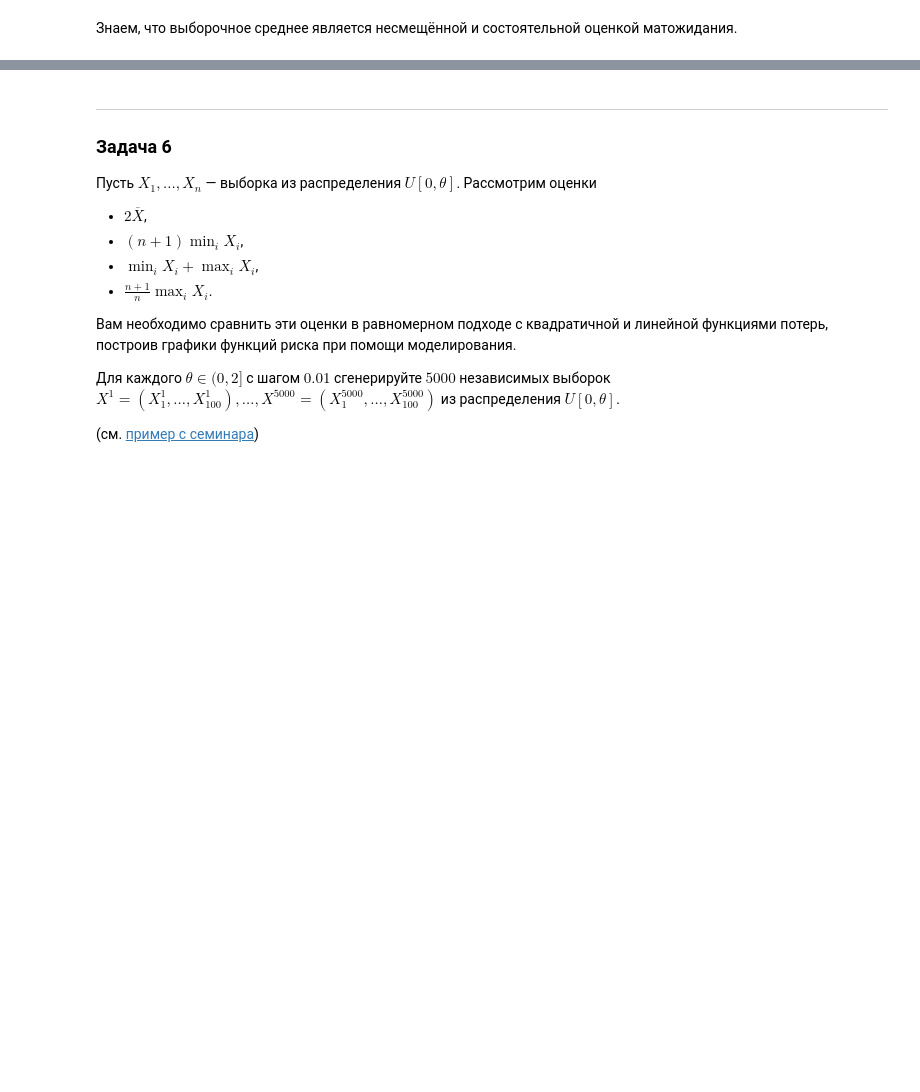
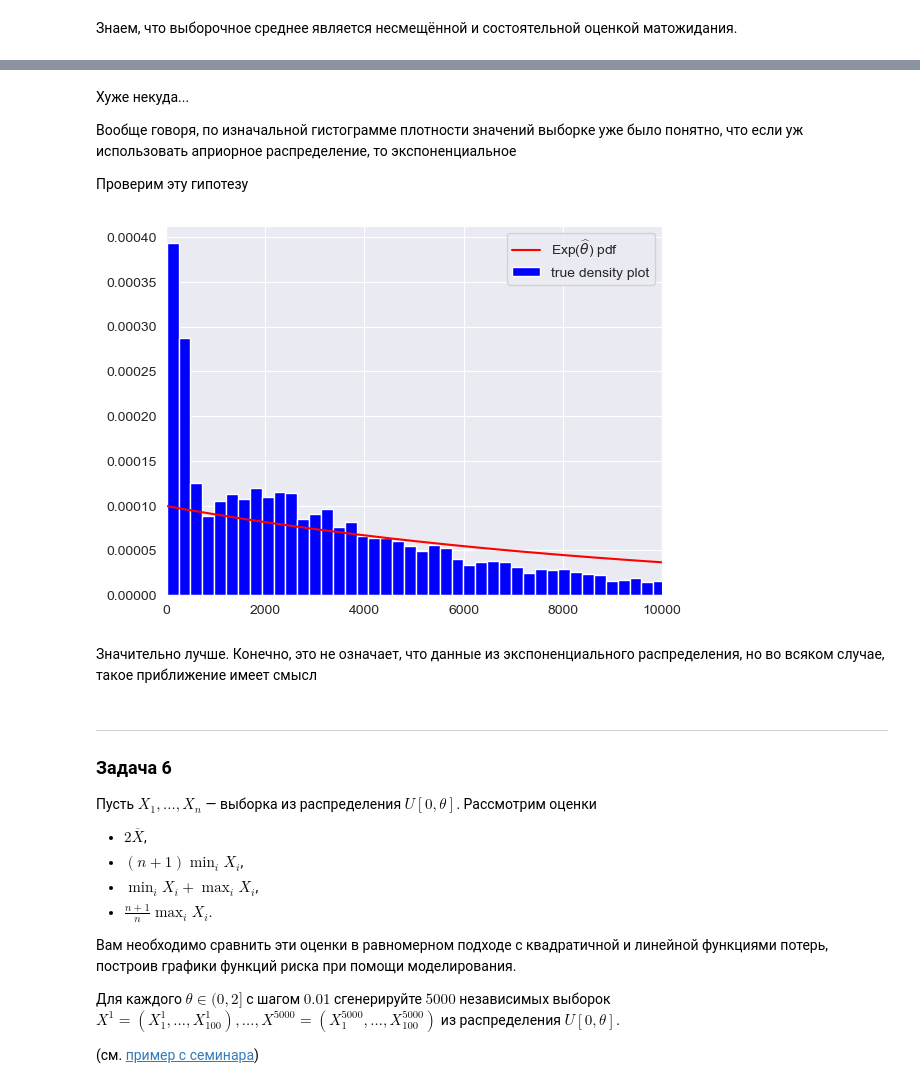
Before and after one commit to voroninip/FBMF_python, a Jupyter notebook: math_stat/hw1-b.ipynb, the cells around one changed output, grey strips where cells are left out. Drawn from its saved outputs; the diff is of its cells as text; code cells hidden in the pictures; blank space fills up the shorter version.

```diff
--- a/math_stat/hw1-b.ipynb
+++ b/math_stat/hw1-b.ipynb
@@ -126,3 +135,22 @@ plt.plot(x, y);
+# %% [markdown]
+Хуже некуда...
+
+Вообще говоря, по изначальной гистограмме плотности значений выборке уже было понятно, что если уж использовать априорное распределение, то экспоненциальное
+
+Проверим эту гипотезу
+# %%
+grid = np.linspace(9000, 11_000, 10_000)
+theta = grid[np.argmax(sps.expon.logpdf(sample.reshape((1, -1)), scale=grid.reshape((-1, 1))).sum(axis=1))]
+x = np.arange(0, 20_000, 1)
+y = sps.expon.pdf(x, scale=theta)
+plt.plot(x, y, color='red', label='Exp($\widehat{\\theta}$) pdf')
+plt.hist(sample, bins=1000, density=True, color='blue', label='true density plot')
+plt.xlim([0, 10_000])
+plt.legend();
+# %% [output]
+[figure, added]
+# %% [markdown]
+Значительно лучше. Конечно, это не означает, что данные из экспоненциального распределения, но во всяком случае, такое приближение имеет смысл
 # %% [markdown]
 __________________
 ### Задача 6
```
Also changed, not shown: parts of 30 cells of this notebook.
